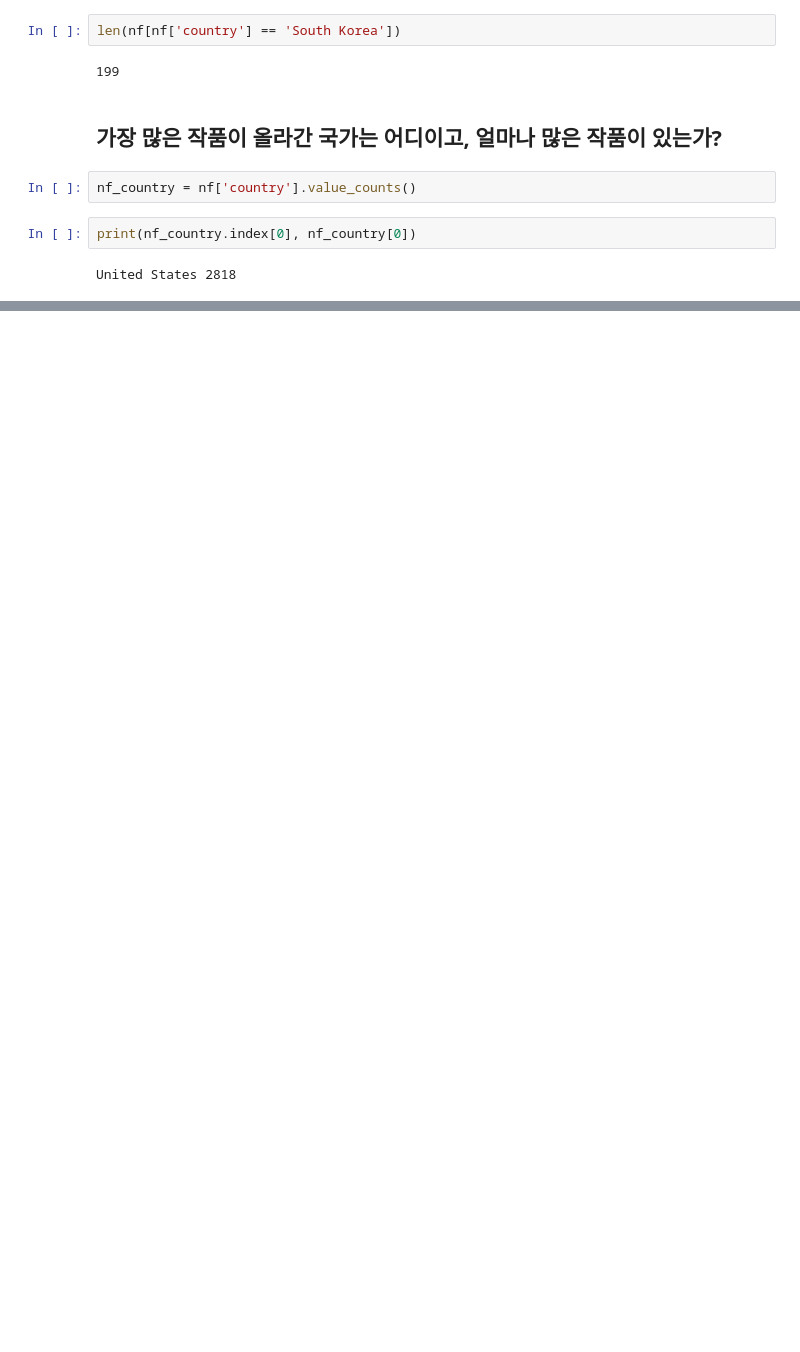
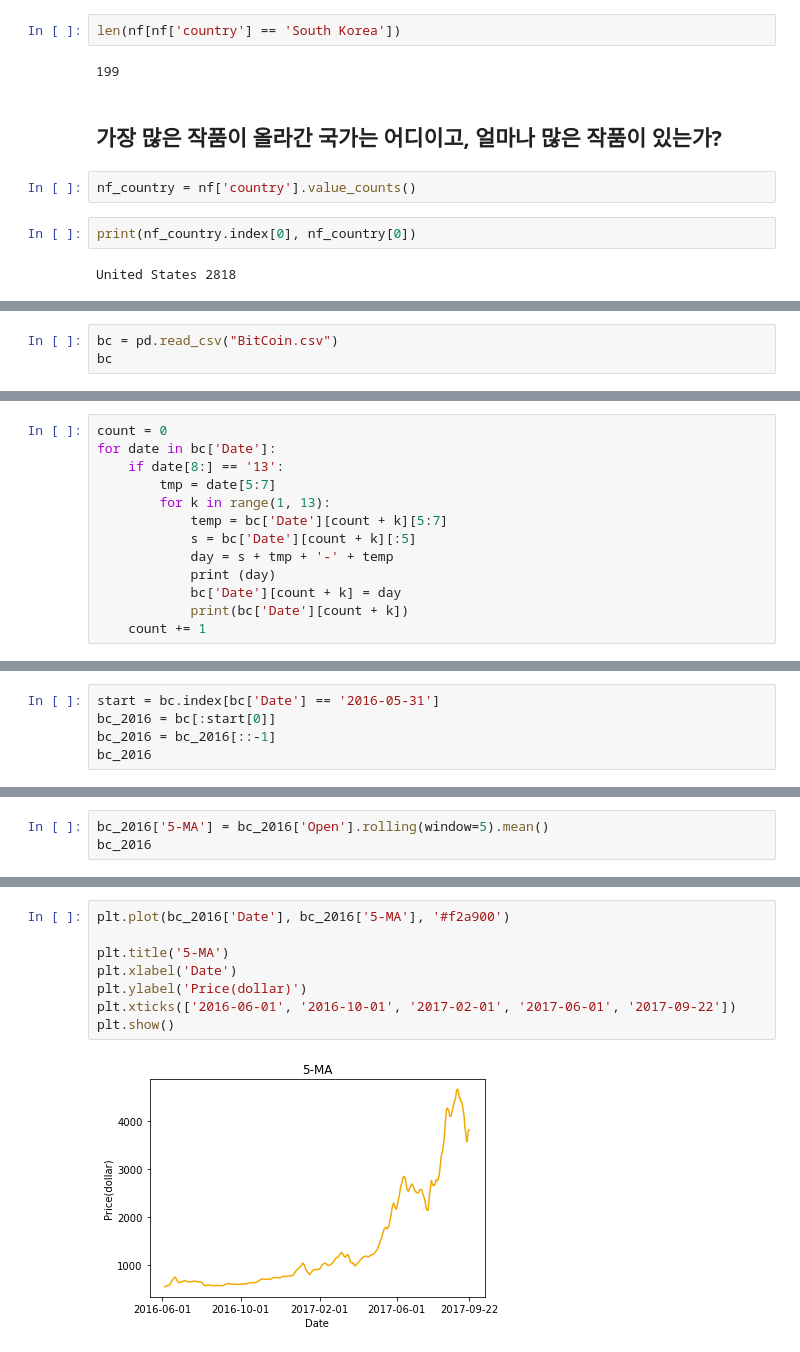
Before and after one commit to Sharp90/example, a Jupyter notebook: m1/week3/week3_mission.ipynb, the cells around one changed output, grey strips where cells are left out. Drawn from its saved outputs; the diff is of its cells as text; blank space fills up the shorter version.

```diff
--- a/m1/week3/week3_mission.ipynb
+++ b/m1/week3/week3_mission.ipynb
@@ -37,0 +42,3 @@ United States 2818
+# %%
+bc = pd.read_csv("BitCoin.csv")
+bc
@@ -37,0 +59,13 @@ United States 2818
+# %%
+count = 0
+for date in bc['Date']:
+    if date[8:] == '13':
+        tmp = date[5:7]
+        for k in range(1, 13):
+            temp = bc['Date'][count + k][5:7]
+            s = bc['Date'][count + k][:5]
+            day = s + tmp + '-' + temp
+            print (day)
+            bc['Date'][count + k] = day
+            print(bc['Date'][count + k])
+    count += 1
@@ -37,0 +127,5 @@ United States 2818
+# %%
+start = bc.index[bc['Date'] == '2016-05-31']
+bc_2016 = bc[:start[0]]
+bc_2016 = bc_2016[::-1]
+bc_2016
@@ -37,0 +146,3 @@ United States 2818
+# %%
+bc_2016['5-MA'] = bc_2016['Open'].rolling(window=5).mean()
+bc_2016
@@ -37,0 +163,10 @@ United States 2818
+# %%
+plt.plot(bc_2016['Date'], bc_2016['5-MA'], '#f2a900')
+
+plt.title('5-MA')
+plt.xlabel('Date')
+plt.ylabel('Price(dollar)')
+plt.xticks(['2016-06-01', '2016-10-01', '2017-02-01', '2017-06-01', '2017-09-22'])
+plt.show()
+# %% [output]
+[figure, added]
```
Also changed, not shown: parts of 7 cells of this notebook.
